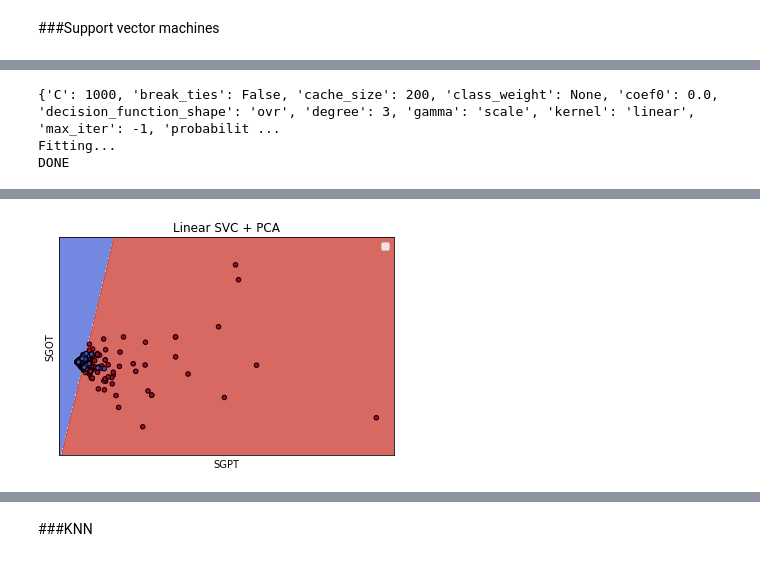
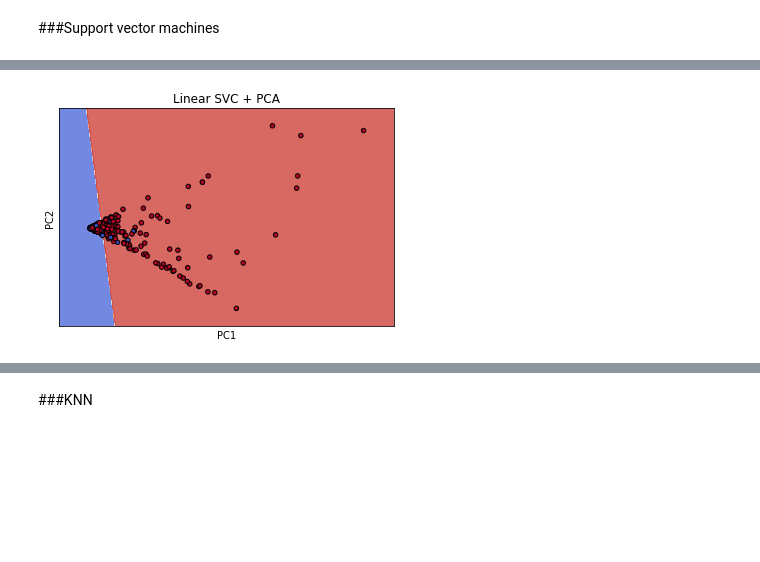
Before and after one commit to Vaxx66/DataSpaces_project, a Jupyter notebook: DataSpaces_project.ipynb, the cells around one changed output, grey strips where cells are left out. Cells and saved outputs as stored; diff of their text form; code cells hidden in the pictures; blank space fills up the shorter version.

```diff
--- a/DataSpaces_project.ipynb
+++ b/DataSpaces_project.ipynb
@@ -618,33 +614,34 @@ def plot_2D_svm_decision_boundary(X_train, y_train, X_test, y_test, model, featu
     X_test_scaled = scaler.transform(X_test_)
 
     if apply_PCA:
+      x_label = "PC1"
+      y_label = "PC2"
       pca = PCA()
       X_train_scaled = pca.fit_transform(X_train_scaled)
       X_test_scaled = pca.transform(X_test_scaled)
+    else:
+      x_label = features_pair[0]
+      y_label = features_pair[1]
 
     sm = SMOTE(sampling_strategy='not majority', random_state=config_dict['GENERAL']['SEED'])
     X_train_augm, y_train_augm = sm.fit_resample(X_train_scaled, y_train)
 
-    print("Fitting...")
     clf = model.fit(X_train_augm, y_train_augm)
-
-    print("DONE")
 
     fig, ax = plt.subplots()
     # title for the plots
     #title = ('Decision surface of linear SVC ')
     # Set-up grid for plotting.
-    X0, X1 = X_train_augm[:, 0], X_train_augm[:, 1]
+    X0, X1 = X_train_scaled[:, 0], X_train_scaled[:, 1]
     xx, yy = make_meshgrid(X0, X1)
 
     plot_contours(ax, clf, xx, yy, cmap=plt.cm.coolwarm, alpha=0.8)
-    ax.scatter(X0, X1, c=y_train_augm, cmap=plt.cm.coolwarm, s=20, edgecolors='k')
-    ax.set_ylabel(features_pair[1])
-    ax.set_xlabel(features_pair[0])
+    ax.scatter(X0, X1, c=y_train, cmap=plt.cm.coolwarm, s=20, edgecolors='k')
+    ax.set_ylabel(y_label)
+    ax.set_xlabel(x_label)
     ax.set_xticks(())
     ax.set_yticks(())
     ax.set_title(title)
-    ax.legend()
     plt.show()
 
 def plot_augmented_data(X_train, y_train, features_pair, scaler, balancer):
@@ -676,11 +673,14 @@ def plot_augmented_data(X_train, y_train, features_pair, scaler, balancer):
   fig.tight_layout()
 
 
+
 def plot_logistic_curve(logistic_classifier, feature, X, y):
 
+    print(logistic_classifier.best_model.named_steps['scaler'].get_feature_names_out())
     feature_id = [i for i, f in enumerate(logistic_classifier.best_model.named_steps['scaler'].get_feature_names_out()) if f==feature][0]
+    print(feature_id)
     X_scaled = logistic_classifier.best_model.named_steps['scaler'].transform(X)
-
+    print(X_scaled[:,feature_id])
     trained_model = logistic_classifier.best_model.named_steps[logistic_classifier.name]
     plt.figure()
     m = trained_model.coef_[0,feature_id]
@@ -691,6 +691,7 @@ def plot_logistic_curve(logistic_classifier, feature, X, y):
     x_v = x_v * (max_x_v-min_x_v) + min_x_v
     rescale_factor = max_x_v-min_x_v
     #generate values for curve overlay
+
     lgs_curve = lambda x: 1/(1 + math.e**((int(max_x_v)+10)*(m*(x-rescale_factor)+b)))
     x_values = np.linspace(int(min_x_v)-10, int(max_x_v)+10, int(max_x_v)+10)
     y_values = lgs_curve(x_values)
@@ -1628,7 +1629,7 @@ config_dict['CLASSIFICATION']['GENERAL'] = {
 
 config_dict['CLASSIFICATION']['PARAMS'] = {
     'KNN': {
-            'KNN__n_neighbors' : list(range(1,35, 4)),
+            'KNN__n_neighbors' : list(range(1,25, 2)),
             'KNN__weights': ['uniform', 'distance' ],
             #'KNN__n_jobs' : [-1],
             },
@@ -1699,9 +1684,0 @@ pd.DataFrame.from_dict(pd.DataFrame(config_dict['CLASSIFICATION']['PARAMS']['Rbf
-# %%
-'''feature_scaler = config_dict['CLASSIFICATION']['SCALER']['StandardScaler']
-feature_scaler1 = clone(feature_scaler)
-_ = feature_scaler1.fit_transform(X_train) # to retreive the categorical features indices (order of columns is modified by the scaler)
-
-#set categorical features indices
-class_balancer = config_dict['CLASSIFICATION']['BALANCER']['SMOTENC'].set_params(categorical_features=[i for i, f in enumerate(feature_scaler1.get_feature_names_out()) if f in config_dict['GENERAL']['BOOLEAN_FEATURES']])
-
-num_components = 7'''
@@ -1790,11 +1776,7 @@ weighted avg       0.80      0.67      0.68       117
 [figure]
 # %%
 params = linear_svm_classifier_pca.best_model.named_steps[linear_svm_classifier_pca.name].get_params()
-print(params)
 
 plot_2D_svm_decision_boundary(X_train, y_train, X_test, y_test, svm.SVC(**params),
-                              features_pair=['SGPT','SGOT'], title="Linear SVC + PCA", apply_PCA=True)
+                              features_pair=['DB','SGPT'], title="Linear SVC + PCA", apply_PCA=True)
 # %% [output]
-{'C': 1000, 'break_ties': False, 'cache_size': 200, 'class_weight': None, 'coef0': 0.0, 'decision_function_shape': 'ovr', 'degree': 3, 'gamma': 'scale', 'kernel': 'linear', 'max_iter': -1, 'probabilit ...
-Fitting...
-DONE
@@ -1802,3 +1783,3 @@ WARNING:matplotlib.legend:No handles with labels found to put in legend.
-[figure, old version]
+[figure, new version]
 # %%
 linear_svm_classifier = Classifier('LinearSVC', config_dict['CLASSIFICATION']['MODELS']['LinearSVC'],
```
Also changed, not shown: parts of 36 cells of this notebook, 9 other files.
